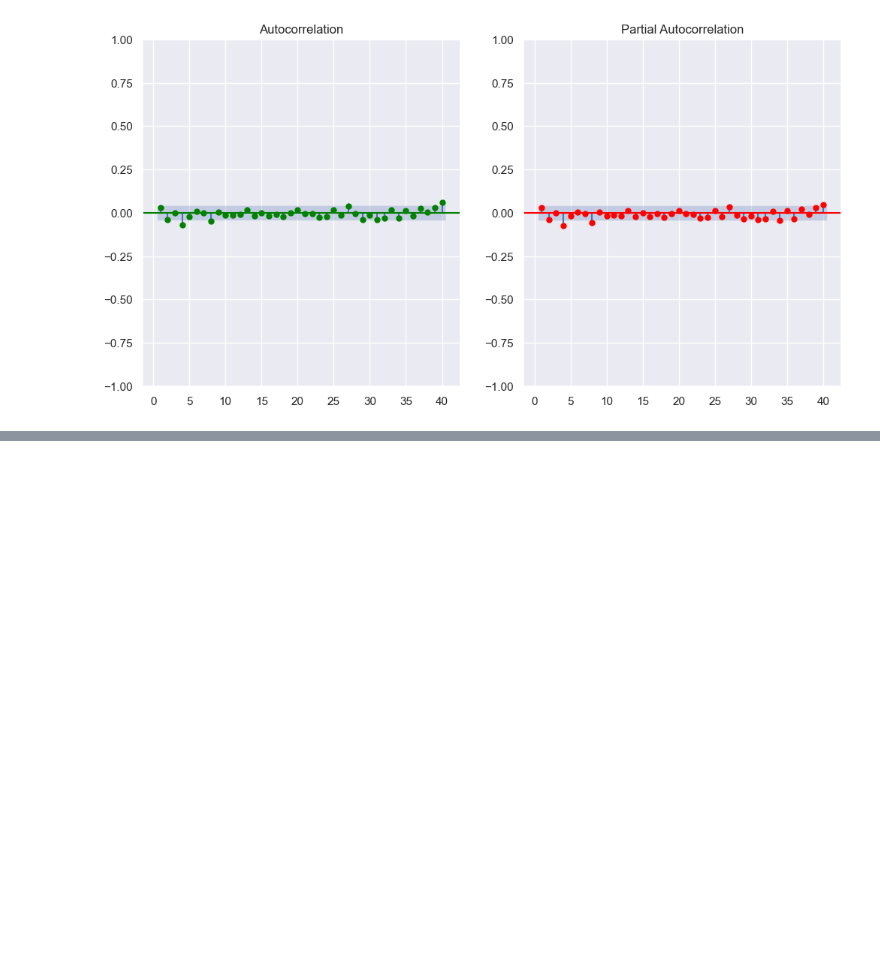
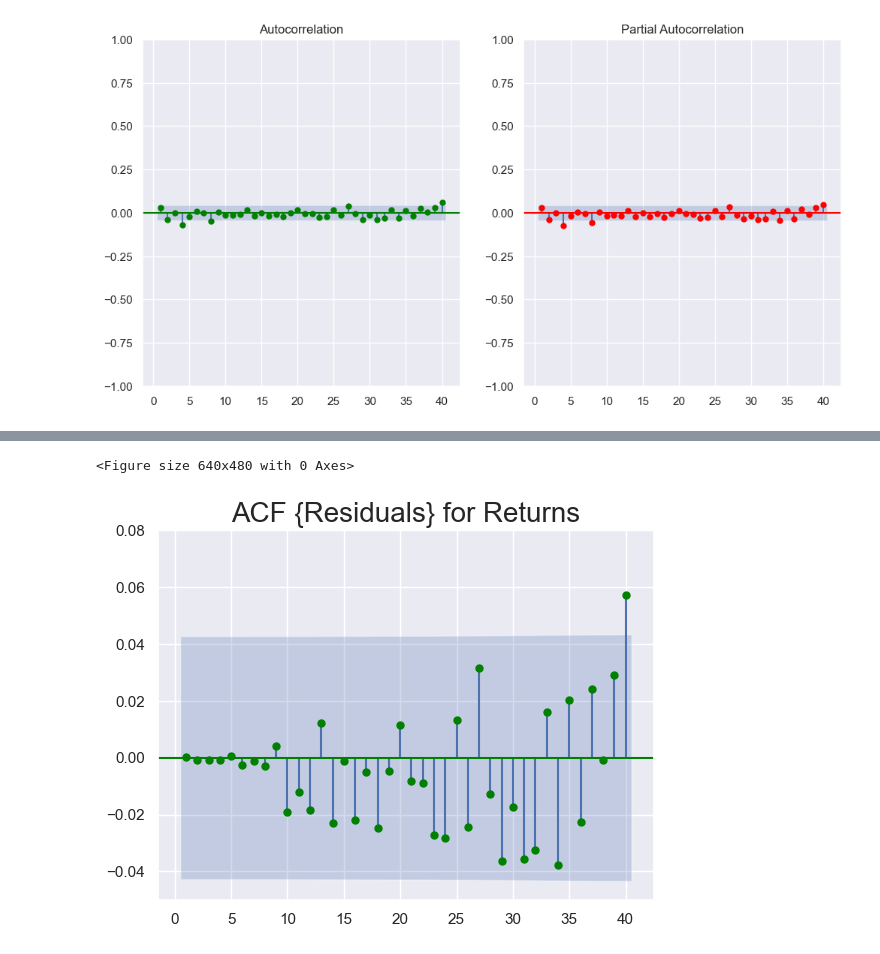
Before and after one commit to ethanhopkins101/Time_Series_Analysis, a Jupyter notebook: ar_model/ar_model.ipynb, the cells around one changed output, grey strips where cells are left out. Saved outputs shown, nothing was run; the diff lists cells and outputs as text; code cells hidden in the pictures; blank space fills up the shorter version.

Commit message:
adjusting s&p for stationarity and trying arima models

```diff
--- a/ar_model/ar_model.ipynb
+++ b/ar_model/ar_model.ipynb
@@ -235,0 +238,4 @@ plt.show()
+# %%
+#The idea is to check if normalizing values has any affect on Model Selection:
+benchmark=return_ftse[0]
+return_ftse=return_ftse.div(benchmark)*100
@@ -235,0 +255,9 @@ plt.show()
+# %%
+return_models=[]
+start=1
+max_order=9
+for i in range(start,max_order+1):
+    ar_model=ARIMA(return_ftse,order=(i,0,0)).fit()
+    return_models.append(ar_model)
+for j in range(len(return_models)-1):
+    print('LLR for model {} and model {} is: {}'.format(j+1,j+2,llr(return_models[j],return_models[j+1])))
@@ -235,0 +275,2 @@ plt.show()
+# %%
+data['ftse_residuals']=return_models[7].resid
@@ -235,0 +299,10 @@ plt.show()
+# %%
+# Visualization
+plt.figure()
+plot_acf(data['ftse_residuals'][1:],zero=False,lags=40,color='green')
+plt.ylim(-0.05,0.08)
+plt.title('ACF {Residuals} for Returns',fontsize=20)
+plt.show()
+# %% [output]
+<Figure size 640x480 with 0 Axes>
+[figure, added]
```
Also changed, not shown: parts of 9 cells of this notebook.
